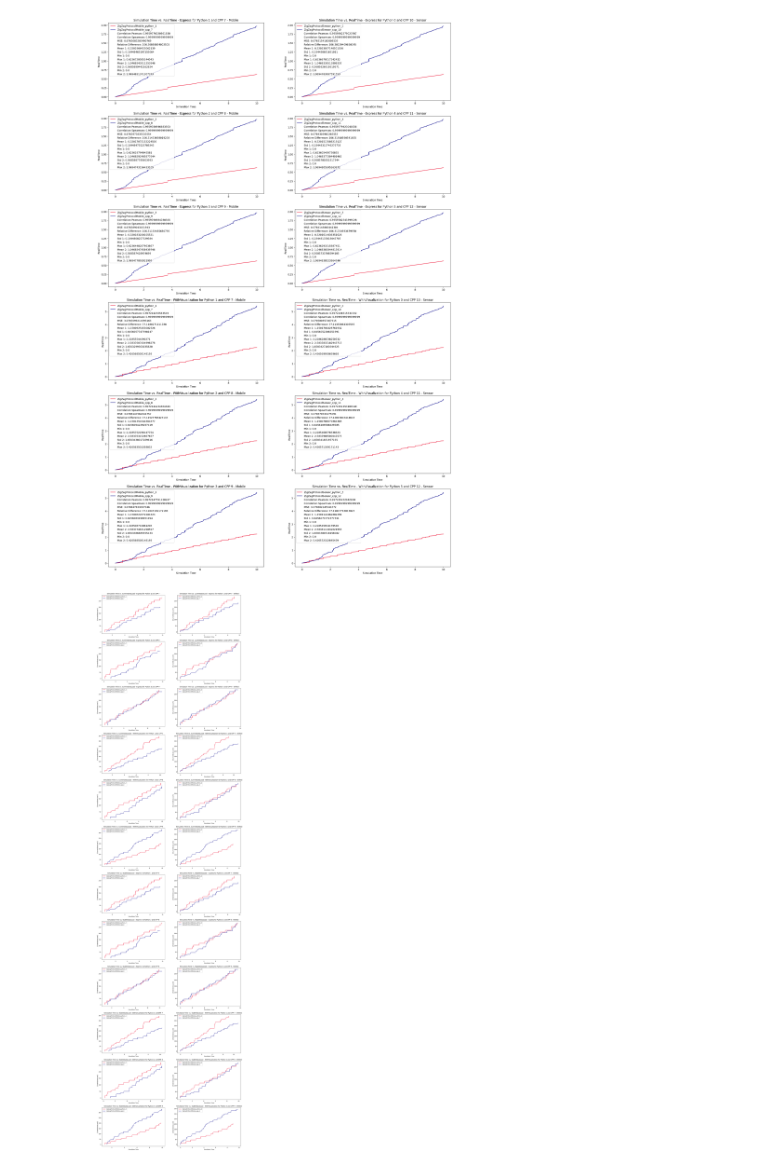
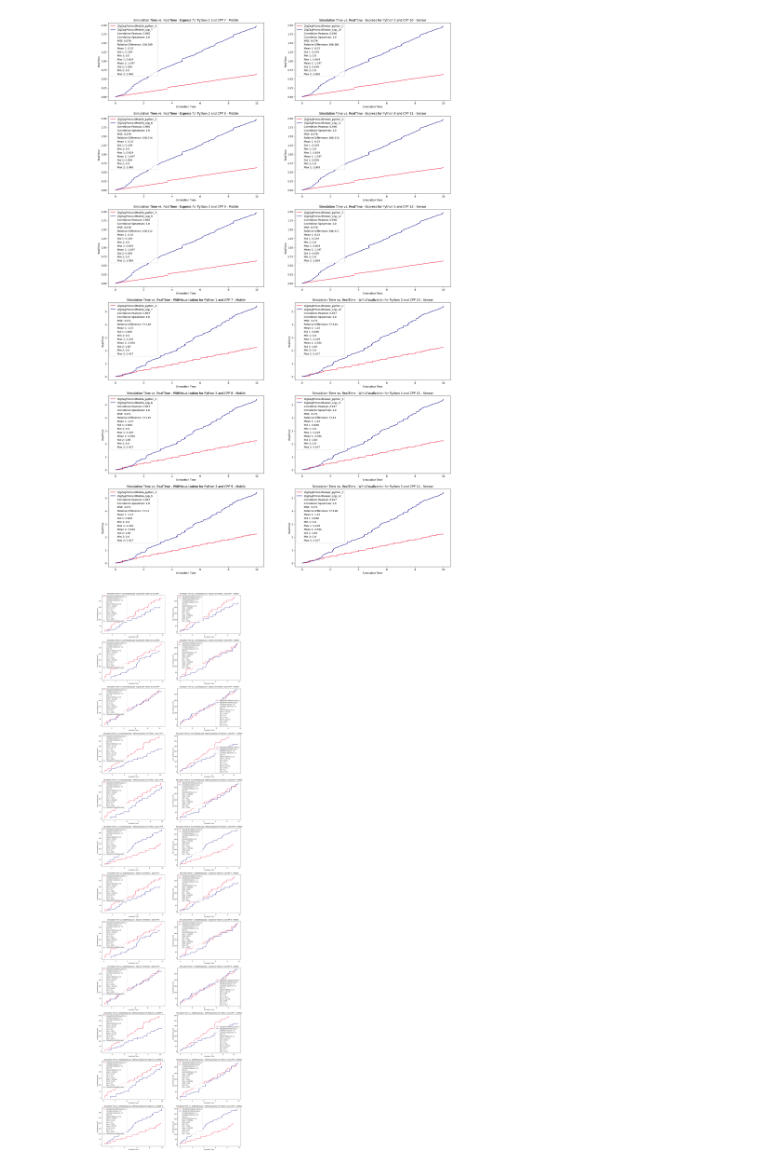
Before and after one commit to Project-GrADyS/python_examples, a Jupyter notebook: components/statistic_visualizer/visualization.ipynb, the cells around one changed output. Saved outputs shown, nothing was run; the diff lists cells and outputs as text; code cells hidden in the pictures.

Commit message:
- Adjusted visualization

```diff
--- a/components/statistic_visualizer/visualization.ipynb
+++ b/components/statistic_visualizer/visualization.ipynb
@@ -46,20 +45,20 @@ def extend_legend(ax, df_1, df_2, data_column):
     df_2_desc = df_2[data_column].describe()
 
     correlation_pearson, correlation_spearman, mse, relative_difference = statistical_measure(df_1[data_column], df_2[data_column])
-    ax.plot([], [], ' ', label=f"Correlation Pearson: {correlation_pearson}")
-    ax.plot([], [], ' ', label=f"Correlation Spearman: {correlation_spearman}")
-    ax.plot([], [], ' ', label=f"MSE: {mse}")
-    ax.plot([], [], ' ', label=f"Relative Difference: {relative_difference}")
+    ax.plot([], [], ' ', label=f"Correlation Pearson: {round(correlation_pearson, 3)}")
+    ax.plot([], [], ' ', label=f"Correlation Spearman: {round(correlation_spearman, 3)}")
+    ax.plot([], [], ' ', label=f"MSE: {round(mse, 3)}")
+    ax.plot([], [], ' ', label=f"Relative Difference: {round(relative_difference, 3)}")
 
-    ax.plot([], [], ' ', label=f"Mean 1: {df_1_desc['mean']}")
-    ax.plot([], [], ' ', label=f"Std 1: {df_1_desc['std']}")
-    ax.plot([], [], ' ', label=f"Min 1: {df_1_desc['min']}")
-    ax.plot([], [], ' ', label=f"Max 1: {df_1_desc['max']}")
+    ax.plot([], [], ' ', label=f"Mean 1: {round(df_1_desc['mean'],3)}")
+    ax.plot([], [], ' ', label=f"Std 1: {round(df_1_desc['std'],3)}")
+    ax.plot([], [], ' ', label=f"Min 1: {round(df_1_desc['min'],3)}")
+    ax.plot([], [], ' ', label=f"Max 1: {round(df_1_desc['max'],3)}")
 
-    ax.plot([], [], ' ', label=f"Mean 2: {df_2_desc['mean']}")
-    ax.plot([], [], ' ', label=f"Std 2: {df_2_desc['std']}")
-    ax.plot([], [], ' ', label=f"Min 2: {df_2_desc['min']}")
-    ax.plot([], [], ' ', label=f"Max 2: {df_2_desc['max']}")
+    ax.plot([], [], ' ', label=f"Mean 2: {round(df_2_desc['mean'],3)}")
+    ax.plot([], [], ' ', label=f"Std 2: {round(df_2_desc['std'],3)}")
+    ax.plot([], [], ' ', label=f"Min 2: {round(df_2_desc['min'],3)}")
+    ax.plot([], [], ' ', label=f"Max 2: {round(df_2_desc['max'],3)}")
 # %%
 blue_palette = ['#00008B']
 warm_palette = ['#ee092d']
@@ -147,7 +146,7 @@ for idx_path, path in enumerate(paths):
             axs1[index][1].set_ylabel(convert(data_column))
             axs1[index][1].set_title(f'Simulation Time vs. {convert(data_column)} - {convert(path)} for Python {python_list_sensor[i]} and CPP {cpp_list_sensor[i]} - Sensor')
 # %% [output]
-[figure, old version]
+[figure, new version]
 # %%
 fig2, axs2 = plt.subplots(12,2, figsize=(20, 80))
 
@@ -159,35 +158,35 @@ cpp_list = [7,8,9]
 # Unshifted and shifted
 for idx_path, path in enumerate(paths):
     for idx_data_column, data_column in enumerate(data_columns):
         for idx, i in enumerate(python_list):
             index = idx + len(python_list)*idx_path + len(python_list)*len(data_columns)*idx_data_column
             file_path = f"./exemplary_simulation_results/{path}/tracked_variables_python_{path}_ZigZagProtocolMobile_{i}.csv"
             df_1 = plot_dataframe_dataload(axs2[index][0], file_path=file_path, data_colum=data_column, label=f"ZigZagProtocolMobile_python_{i}")
             df_2 = plot_dataframe_dataload(axs2[index][1], file_path=file_path, data_colum=data_column, label=f"ZigZagProtocolMobile_python_{i}", shift=True)
 
-            extend_legend(axs2[index][1], df_1, df_2, data_column)
+            extend_legend(axs2[index][0], df_1, df_2, data_column)
 
         for idx, i in enumerate(cpp_list):
             index = idx + len(python_list)*idx_path + len(python_list)*len(data_columns)*idx_data_column
             file_path = f"./exemplary_simulation_results/{path}/tracked_variables_cpp_{path}_ZigZagProtocolMobile_{i}.csv"
             df_1 = plot_dataframe_dataload(axs2[index][0], file_path=file_path, data_colum=data_column, label=f"ZigZagProtocolMobile_cpp_{i}")
             df_2 = plot_dataframe_dataload(axs2[index][1], file_path=file_path, data_colum=data_column, label=f"ZigZagProtocolMobile_cpp_{i}", shift=True)
 
             extend_legend(axs2[index][1], df_1, df_2, data_column)
 
         for i in range(3):
             index = i + len(python_list)*idx_path + len(python_list)*len(data_columns)*idx_data_column
             axs2[index][0].legend()
             axs2[index][0].set_xlabel('Simulation Time')
             axs2[index][0].set_ylabel({convert(data_column)})
             axs2[index][0].set_title(f'Simulation Time vs. {convert(data_column)} - {convert(path)} for Python {python_list[i]} and CPP {cpp_list[i]}')
 
             axs2[index][1].legend()
             axs2[index][1].set_xlabel('Simulation Time')
             axs2[index][1].set_ylabel({convert(data_column)})
             axs2[index][1].set_title(f'Simulation Time vs. {convert(data_column)} - {convert(path)} for Python {python_list[i]} and CPP {cpp_list[i]} - Shifted')
 # %% [output]
-[figure, old version]
+[figure, new version]
 # %%
 # Startup times
 # Omnet: 10,46s
```
Also changed, not shown: parts of 1 cell of this notebook.
